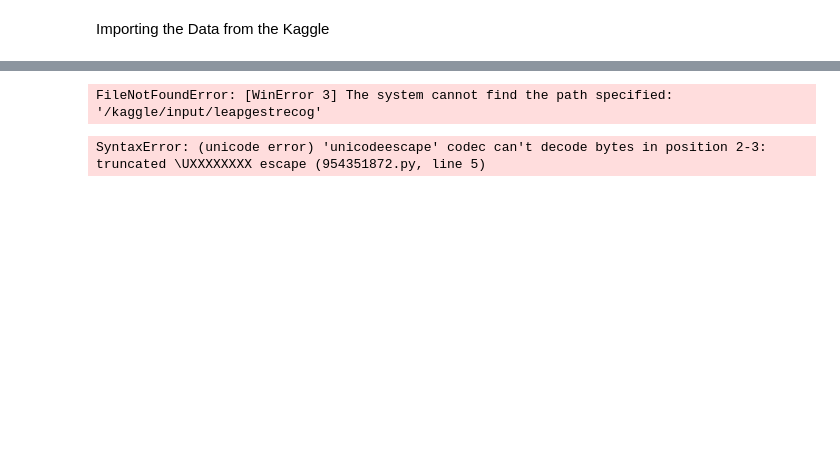
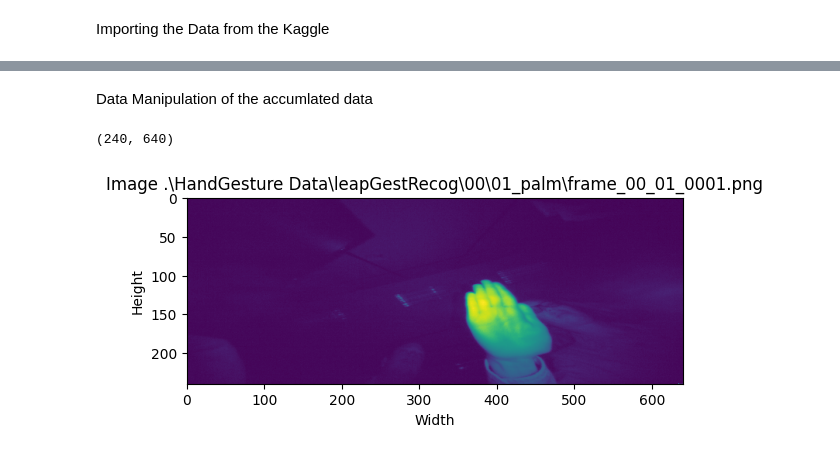
Before and after one commit to Tiny-Prism-Labs/Hand_Gesture_Recog, a Jupyter notebook: Hand_GEsture.ipynb, the cells around one changed output, grey strips where cells are left out. Cells and saved outputs as stored; diff of their text form; code cells hidden in the pictures; blank space fills up the shorter version.

```diff
--- a/Hand_GEsture.ipynb
+++ b/Hand_GEsture.ipynb
@@ -36,20 +39,20 @@ def Create_Directory_DataFrame():
-# %%
-df = Create_Directory_DataFrame()
-print(df.shape)
-df.head()
-# %% [output]
-FileNotFoundError: [WinError 3] The system cannot find the path specified: '/kaggle/input/leapgestrecog'
-# %%
-import PIL
-import os
-
-# Path to the Kaggle dataset directory
-dataset_dir = "C:\Users\MEHUL KINI\OneDrive\Desktop\Hand_Gesture_Recog\HandGesture Data"
-
-# Load all images from the dataset directory
-images = []
-for filename in os.listdir(dataset_dir):
-    image = PIL.Image.open(os.path.join(dataset_dir, filename))
-    images.append(image)
-# %% [output]
-SyntaxError: (unicode error) 'unicodeescape' codec can't decode bytes in position 2-3: truncated \UXXXXXXXX escape (954351872.py, line 5)
+# %% [markdown]
+Data Manipulation of the accumlated data
+# %%
+
+# This function is used more for debugging and showing results later. It plots the image into the notebook
+
+def plot_image(path):
+  img = cv2.imread(path) # Reads the image into a numpy.array
+  img_cvt = cv2.cvtColor(img, cv2.COLOR_BGR2GRAY) # Converts into the corret colorspace (RGB)
+  print(img_cvt.shape) # Prints the shape of the image just to check
+  plt.grid(False) # Without grid so we can see better
+  plt.imshow(img_cvt) # Shows the image
+  plt.xlabel("Width")
+  plt.ylabel("Height")
+  plt.title("Image " + path)
+# %%
+plot_image(imagepaths[0]) #to check the function with our first image
+# %% [output]
+(240, 640)
+[figure, added]
```
Also changed, not shown: parts of 14 cells of this notebook.
